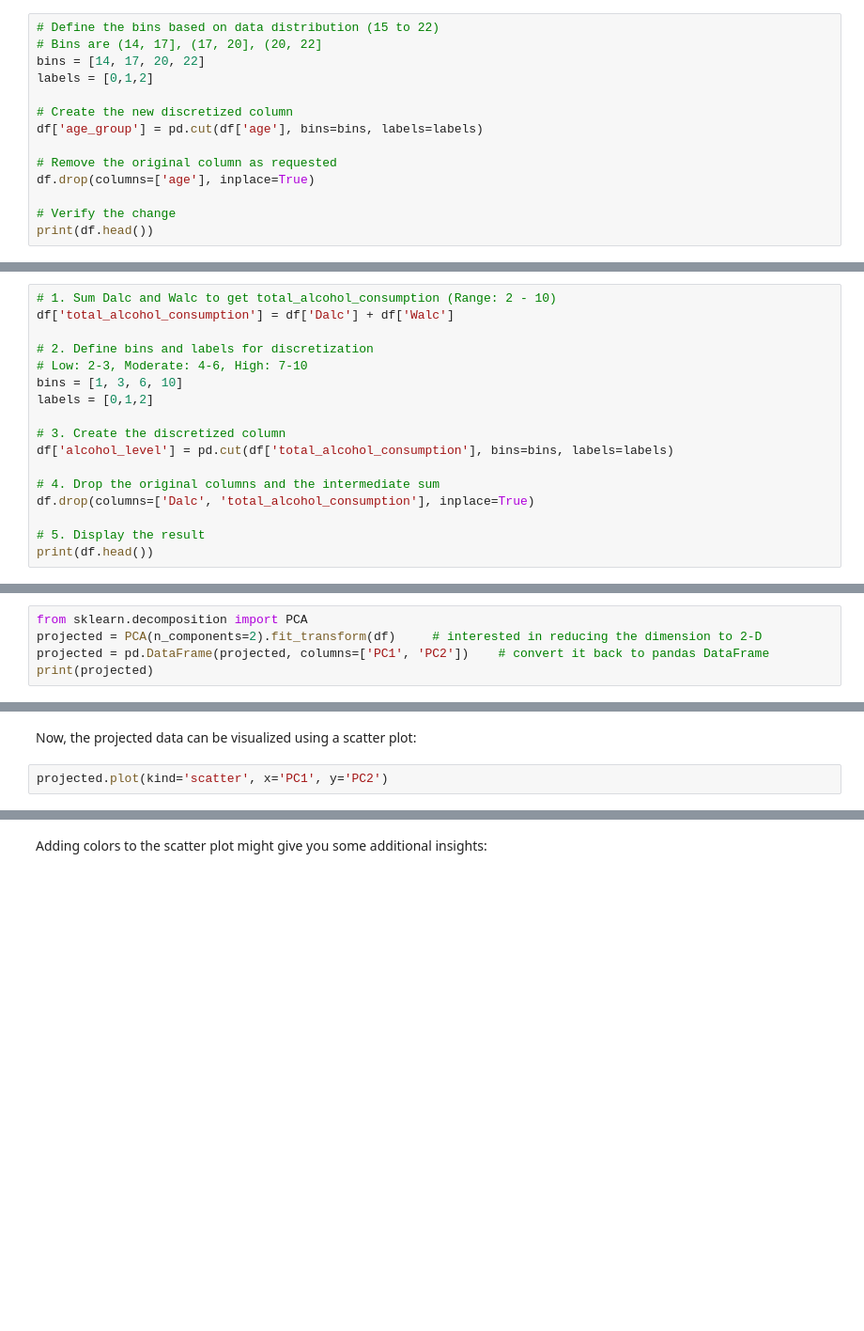
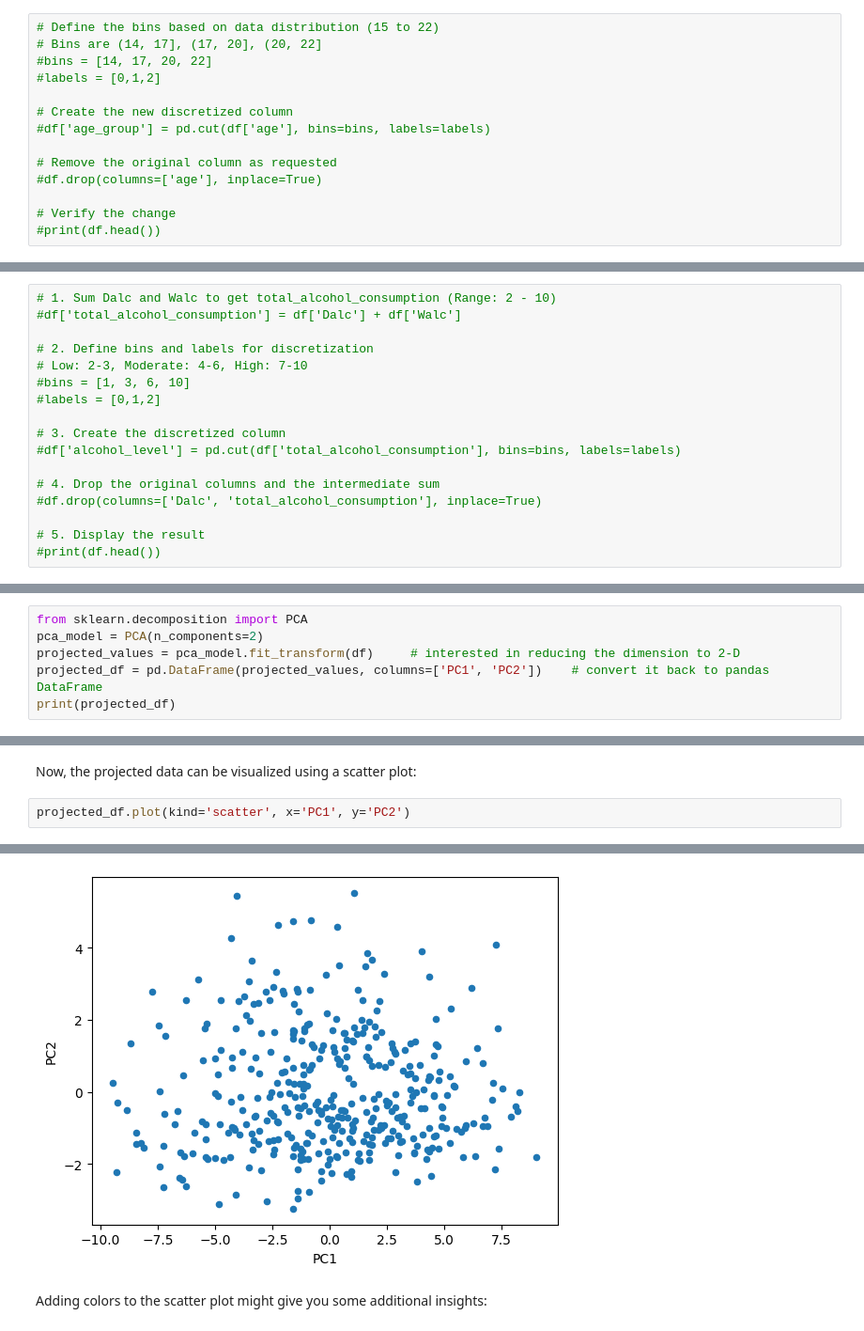
Before and after one commit to asmaradhiah/PBI, a Jupyter notebook: in-class-assignments/ica04/Data_Preprocessing_and_Visualization.ipynb, the cells around one changed output, grey strips where cells are left out. Shown at 94% size. Cells and saved outputs as stored; diff of their text form; blank space fills up the shorter version.

```diff
--- a/in-class-assignments/ica04/Data_Preprocessing_and_Visualization.ipynb
+++ b/in-class-assignments/ica04/Data_Preprocessing_and_Visualization.ipynb
@@ -314,14 +317,14 @@ since the age data is not balance, we need to discretize the data. This also hel
 # %%
 # Define the bins based on data distribution (15 to 22)
 # Bins are (14, 17], (17, 20], (20, 22]
-bins = [14, 17, 20, 22]
-labels = [0,1,2]
+#bins = [14, 17, 20, 22]
+#labels = [0,1,2]
 
 # Create the new discretized column
-df['age_group'] = pd.cut(df['age'], bins=bins, labels=labels)
+#df['age_group'] = pd.cut(df['age'], bins=bins, labels=labels)
 
 # Remove the original column as requested
-df.drop(columns=['age'], inplace=True)
+#df.drop(columns=['age'], inplace=True)
 
 # Verify the change
-print(df.head())
+#print(df.head())
@@ -346,17 +331,17 @@ print(df.head())
 # %%
 # 1. Sum Dalc and Walc to get total_alcohol_consumption (Range: 2 - 10)
-df['total_alcohol_consumption'] = df['Dalc'] + df['Walc']
+#df['total_alcohol_consumption'] = df['Dalc'] + df['Walc']
 
 # 2. Define bins and labels for discretization
 # Low: 2-3, Moderate: 4-6, High: 7-10
-bins = [1, 3, 6, 10]
-labels = [0,1,2]
+#bins = [1, 3, 6, 10]
+#labels = [0,1,2]
 
 # 3. Create the discretized column
-df['alcohol_level'] = pd.cut(df['total_alcohol_consumption'], bins=bins, labels=labels)
+#df['alcohol_level'] = pd.cut(df['total_alcohol_consumption'], bins=bins, labels=labels)
 
 # 4. Drop the original columns and the intermediate sum
-df.drop(columns=['Dalc', 'total_alcohol_consumption'], inplace=True)
+#df.drop(columns=['Dalc', 'total_alcohol_consumption'], inplace=True)
 
 # 5. Display the result
-print(df.head())
+#print(df.head())
@@ -448,6 +441,7 @@ We plan to dig deeper into the mathematical details of PCA later in this semeste
 Once Scikit-learn is installed, you can import `PCA` function from `decomposition` module in Scikit-learn:
 # %%
 from sklearn.decomposition import PCA
-projected = PCA(n_components=2).fit_transform(df)     # interested in reducing the dimension to 2-D
-projected = pd.DataFrame(projected, columns=['PC1', 'PC2'])    # convert it back to pandas DataFrame
-print(projected)
+pca_model = PCA(n_components=2)
+projected_values = pca_model.fit_transform(df)     # interested in reducing the dimension to 2-D
+projected_df = pd.DataFrame(projected_values, columns=['PC1', 'PC2'])    # convert it back to pandas DataFrame
+print(projected_df)
@@ -454,4 +463,5 @@ print(projected)
 # %% [markdown]
 Now, the projected data can be visualized using a scatter plot:
 # %%
-projected.plot(kind='scatter', x='PC1', y='PC2')
+projected_df.plot(kind='scatter', x='PC1', y='PC2')
+# %% [output]
@@ -458,3 +469,4 @@ projected.plot(kind='scatter', x='PC1', y='PC2')
+[figure, added]
 # %% [markdown]
 Adding colors to the scatter plot might give you some additional insights:
 # %%
```
Also changed, not shown: parts of 28 cells of this notebook.
